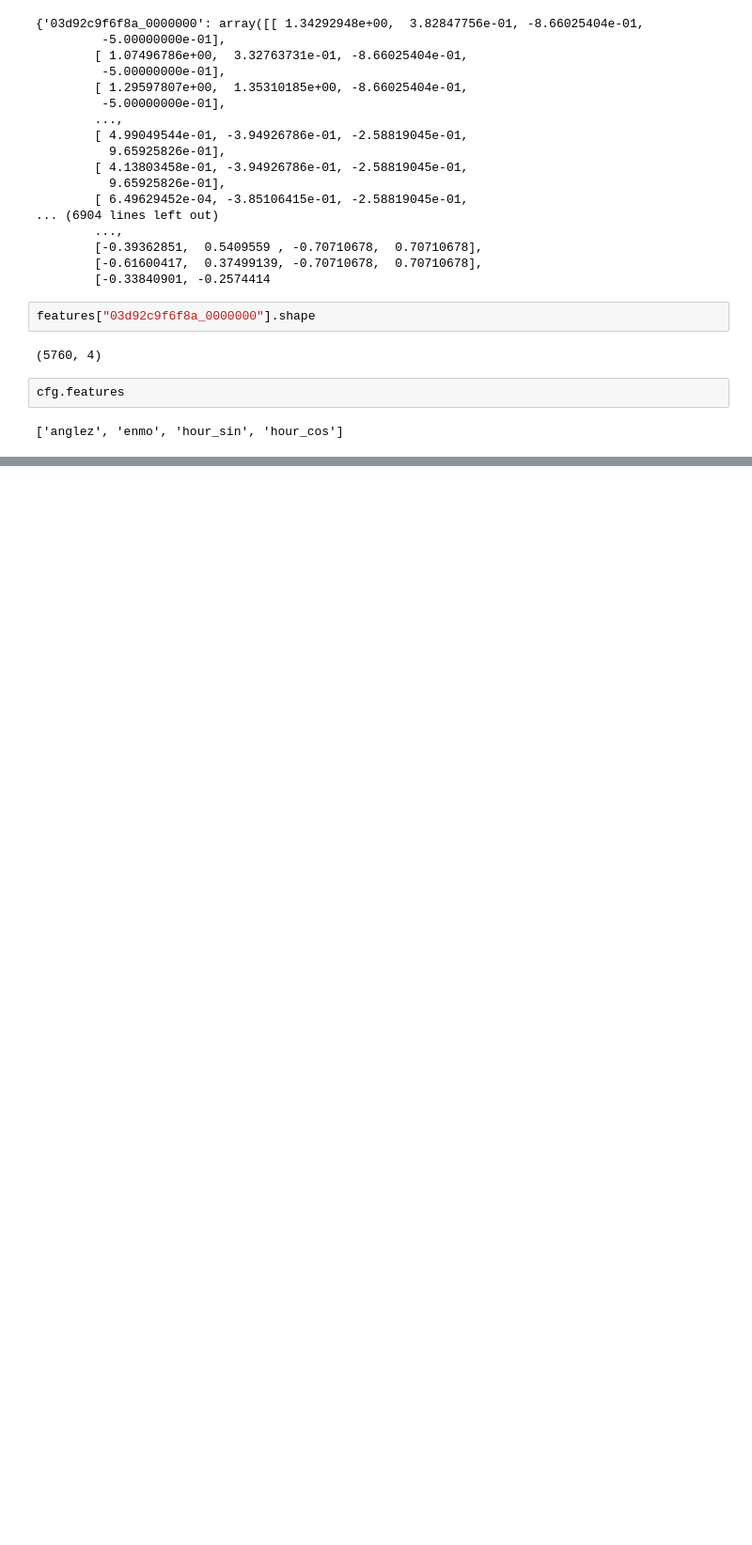
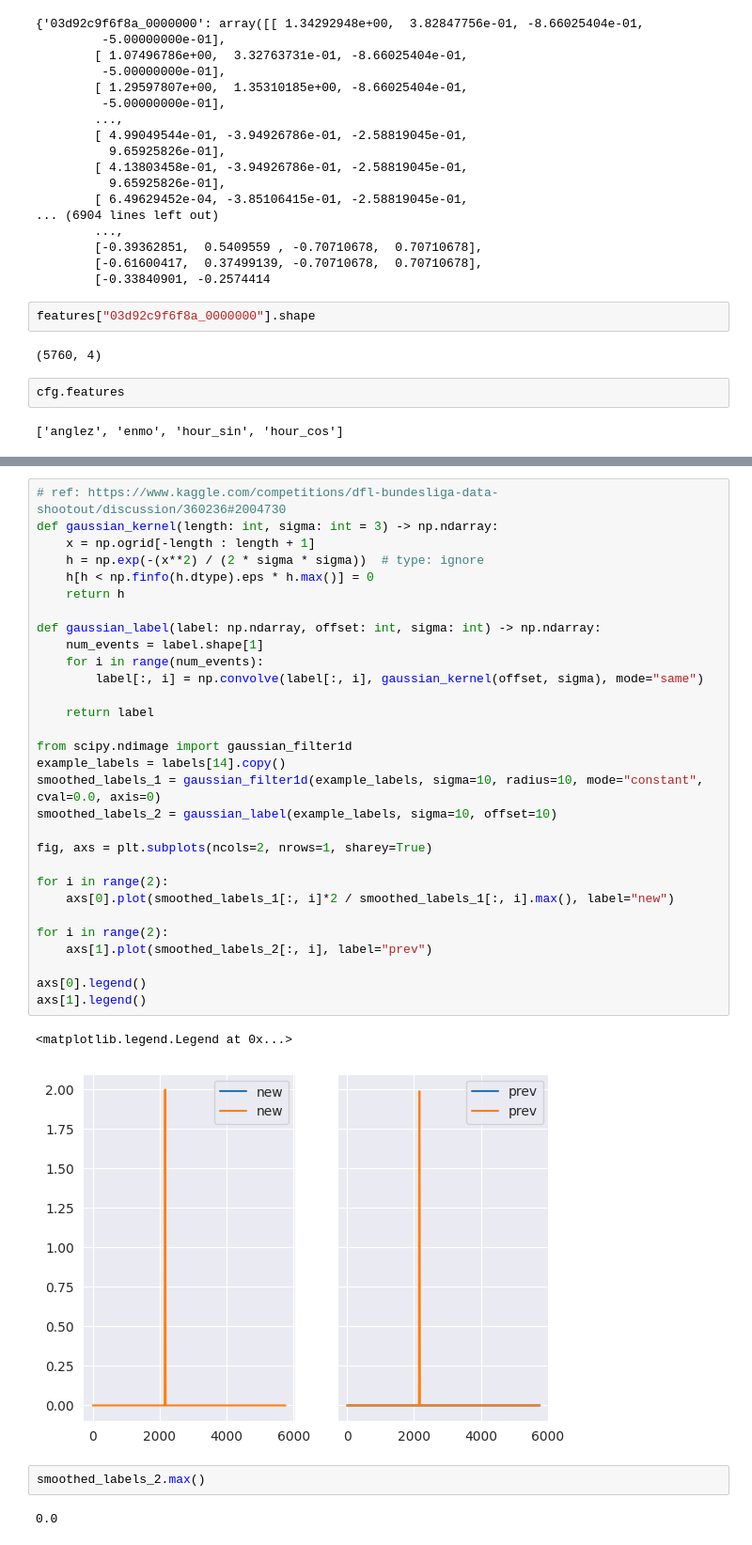
Before and after one commit to RikiTikkiTavi/kaggle-detect_sleep_states, a Jupyter notebook: notebooks/2-predictions-research.ipynb, the cells around one changed output, grey strips where cells are left out. Shown at 94% size. Cells and saved outputs as stored; diff of their text form; blank space fills up the shorter version.

```diff
--- a/notebooks/2-predictions-research.ipynb
+++ b/notebooks/2-predictions-research.ipynb
@@ -109,0 +186,37 @@ for ax, key_i in zip(axs, np.random.choice(len(keys), size=sample_size, replace=
+# %%
+# ref: https://www.kaggle.com/competitions/dfl-bundesliga-data-shootout/discussion/360236#2004730
+def gaussian_kernel(length: int, sigma: int = 3) -> np.ndarray:
+    x = np.ogrid[-length : length + 1]
+    h = np.exp(-(x**2) / (2 * sigma * sigma))  # type: ignore
+    h[h < np.finfo(h.dtype).eps * h.max()] = 0
+    return h
+
+def gaussian_label(label: np.ndarray, offset: int, sigma: int) -> np.ndarray:
+    num_events = label.shape[1]
+    for i in range(num_events):
+        label[:, i] = np.convolve(label[:, i], gaussian_kernel(offset, sigma), mode="same")
+
+    return label
+
+from scipy.ndimage import gaussian_filter1d
+example_labels = labels[14].copy()
+smoothed_labels_1 = gaussian_filter1d(example_labels, sigma=10, radius=10, mode="constant", cval=0.0, axis=0)
+smoothed_labels_2 = gaussian_label(example_labels, sigma=10, offset=10)
+
+fig, axs = plt.subplots(ncols=2, nrows=1, sharey=True)
+
+for i in range(2):
+    axs[0].plot(smoothed_labels_1[:, i]*2 / smoothed_labels_1[:, i].max(), label="new")
+
+for i in range(2):
+    axs[1].plot(smoothed_labels_2[:, i], label="prev")
+
+axs[0].legend()
+axs[1].legend()
+# %% [output]
+<matplotlib.legend.Legend at 0x...>
+[figure, added]
+# %%
+smoothed_labels_2.max()
+# %% [output]
+0.0
```
Also changed, not shown: parts of 6 cells of this notebook, 13 other files.
